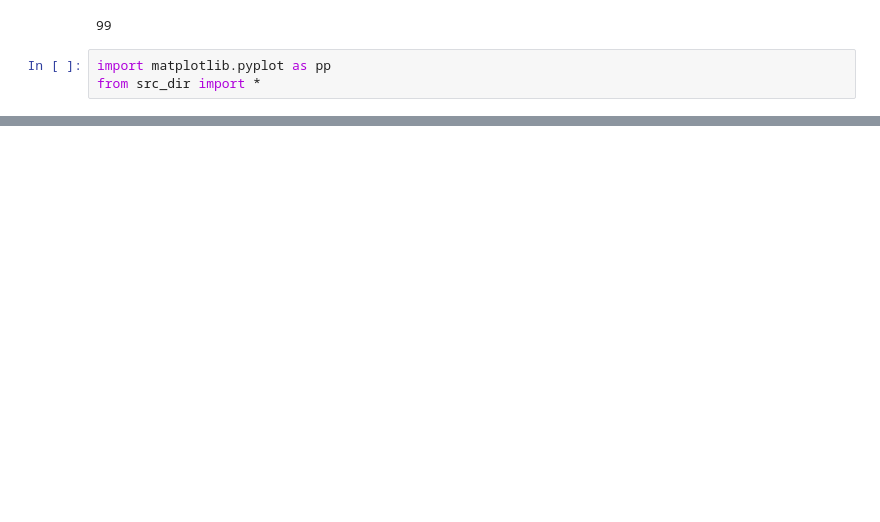
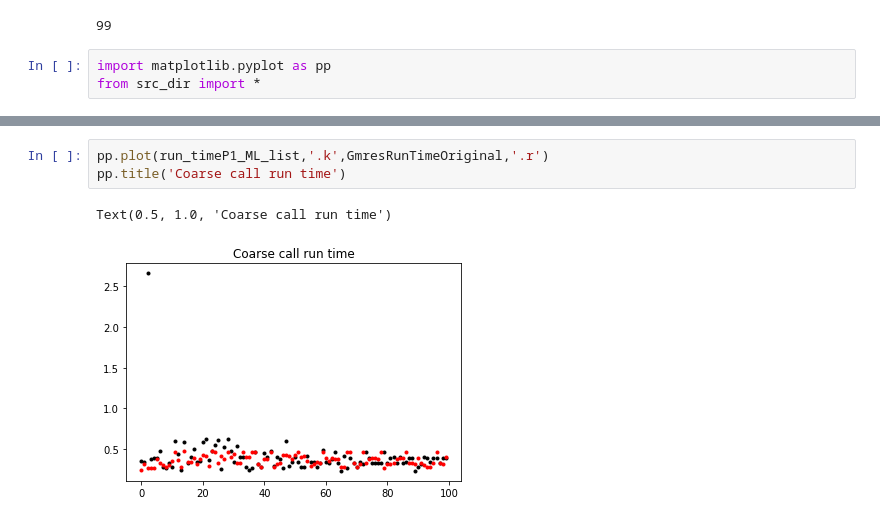
Before and after one commit to ML4FnP/GMRES-Learning, a Jupyter notebook: GPU_SandboxOnline.ipynb, the cells around one changed output, grey strips where cells are left out. Drawn from its saved outputs; the diff is of its cells as text; blank space fills up the shorter version.

```diff
--- a/GPU_SandboxOnline.ipynb
+++ b/GPU_SandboxOnline.ipynb
@@ -253,3 +251,9 @@ pp.plot(run_time_ML_listP2[3:],'.k',GmresRunTimeOriginal_2[3:],'.r')
+# %%
+pp.plot(run_timeP1_ML_list,'.k',GmresRunTimeOriginal,'.r')
+pp.title('Coarse call run time')
+# %% [output]
+Text(0.5, 1.0, 'Coarse call run time')
+[figure, added]
 # %%
 AVG=np.zeros((n_steps,1))
 Err_Array=np.asarray(NonML_Err_List)
```
Also changed, not shown: parts of 10 cells of this notebook, 15 other files.
